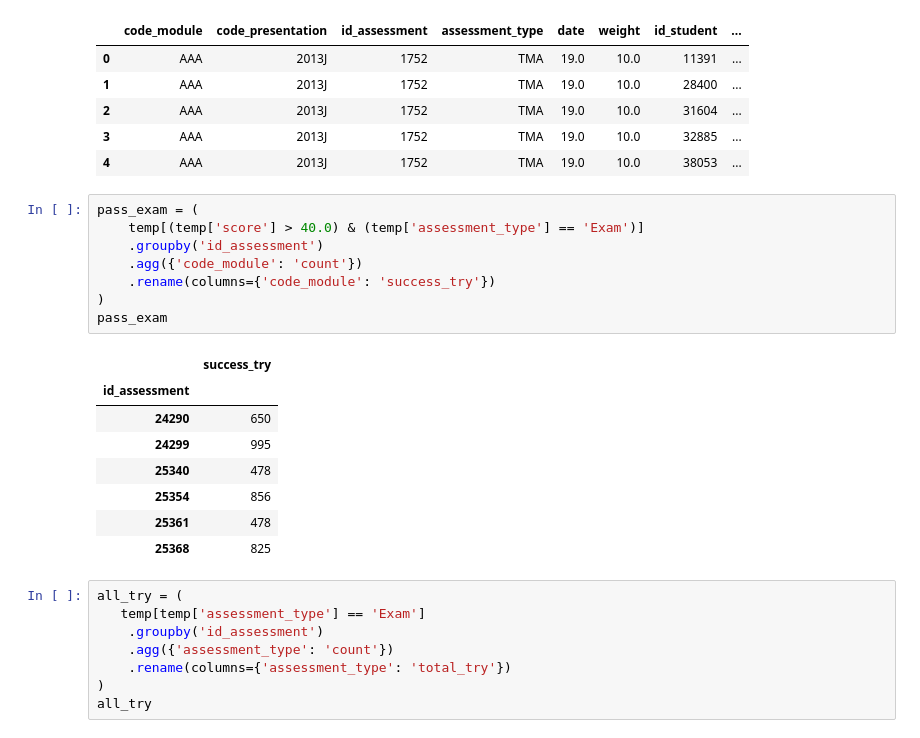
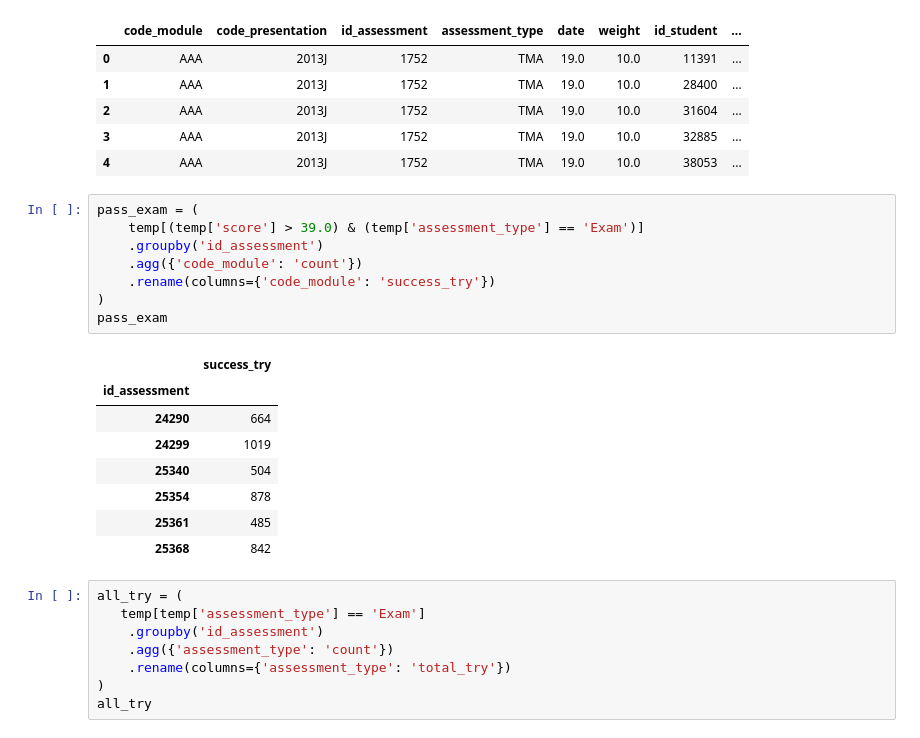
Before and after one commit to Osgil/Data_analyst, a Jupyter notebook: e-learning.ipynb, the cells around one changed output. Saved outputs shown, nothing was run; the diff lists cells and outputs as text.

```diff
--- a/e-learning.ipynb
+++ b/e-learning.ipynb
@@ -190,21 +191,21 @@ temp.head()
 | 4 | AAA | 2013J | 1752 | TMA | 19.0 | 10.0 | 38053 | ... |
 # %%
 pass_exam = (
-    temp[(temp['score'] > 40.0) & (temp['assessment_type'] == 'Exam')]
+    temp[(temp['score'] > 39.0) & (temp['assessment_type'] == 'Exam')]
     .groupby('id_assessment')
     .agg({'code_module': 'count'})
     .rename(columns={'code_module': 'success_try'})
 )
 pass_exam
 # %% [output]
 |  | success_try |
 | id_assessment |  |
-| 24290 | 650 |
-| 24299 | 995 |
-| 25340 | 478 |
-| 25354 | 856 |
-| 25361 | 478 |
-| 25368 | 825 |
+| 24290 | 664 |
+| 24299 | 1019 |
+| 25340 | 504 |
+| 25354 | 878 |
+| 25361 | 485 |
+| 25368 | 842 |
 # %%
 all_try = (
    temp[temp['assessment_type'] == 'Exam']
```
Also changed, not shown: parts of 9 cells of this notebook.
